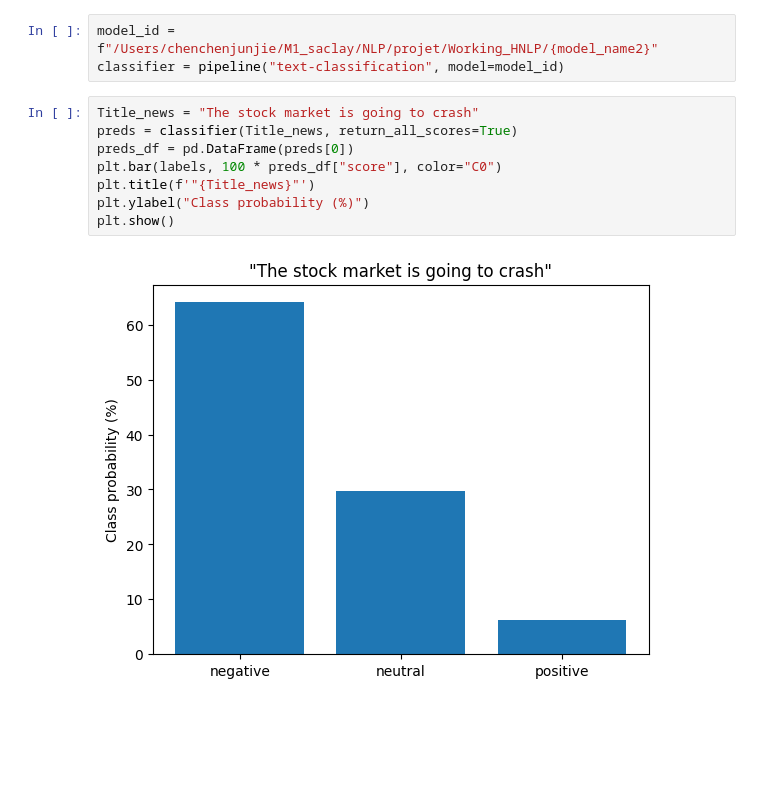
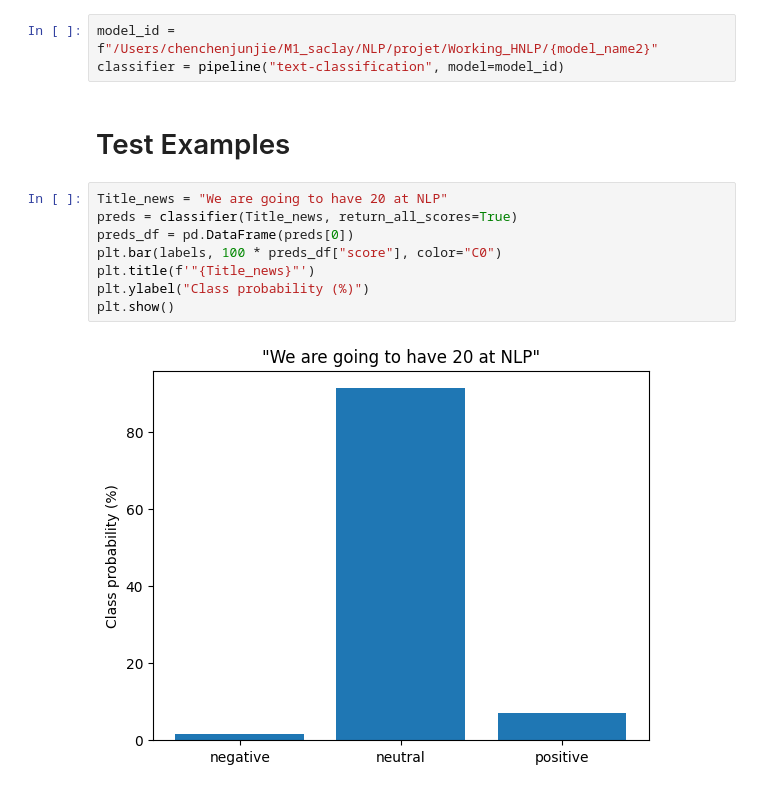
Before and after one commit to Pablo-Molla-Charlez/Working_HNLP, a Jupyter notebook: Sentiment_Analysis.ipynb, the cells around one changed output. Saved outputs shown, nothing was run; the diff lists cells and outputs as text; blank space fills up the shorter version.

```diff
--- a/Sentiment_Analysis.ipynb
+++ b/Sentiment_Analysis.ipynb
@@ -806,14 +1175,16 @@ y_preds = np.array([label - 1 for label in y_preds])
 # %%
 model_id = f"/Users/chenchenjunjie/M1_saclay/NLP/projet/Working_HNLP/{model_name2}"
 classifier = pipeline("text-classification", model=model_id)
+# %% [markdown]
+# Test Examples
 # %%
-Title_news = "The stock market is going to crash"
+Title_news = "We are going to have 20 at NLP"
 preds = classifier(Title_news, return_all_scores=True)
 preds_df = pd.DataFrame(preds[0])
 plt.bar(labels, 100 * preds_df["score"], color="C0")
 plt.title(f'"{Title_news}"')
 plt.ylabel("Class probability (%)")
 plt.show()
 # %% [output]
-[figure, old version]
+[figure, new version]
 # %%
```
Also changed, not shown: parts of 117 cells of this notebook.
